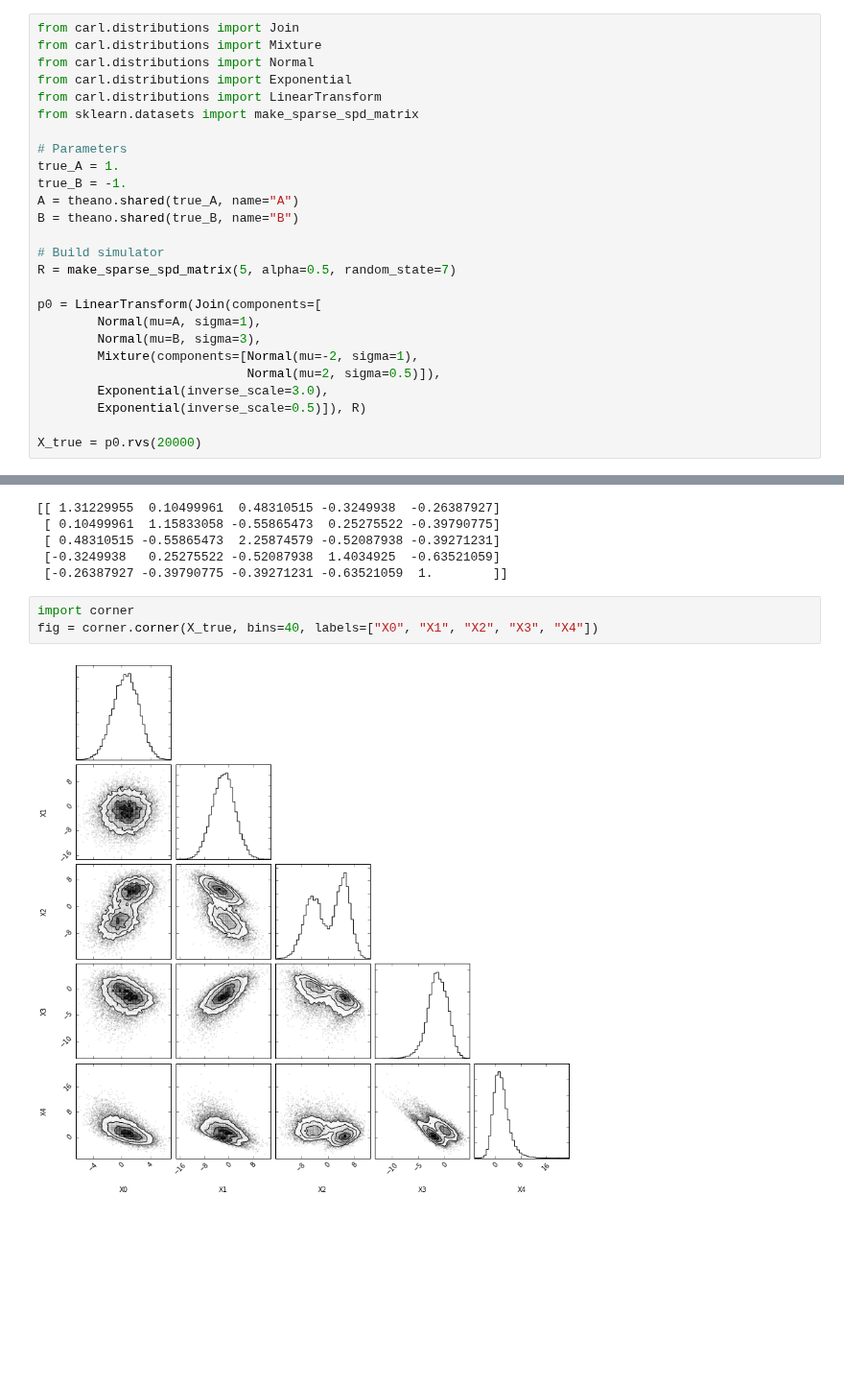
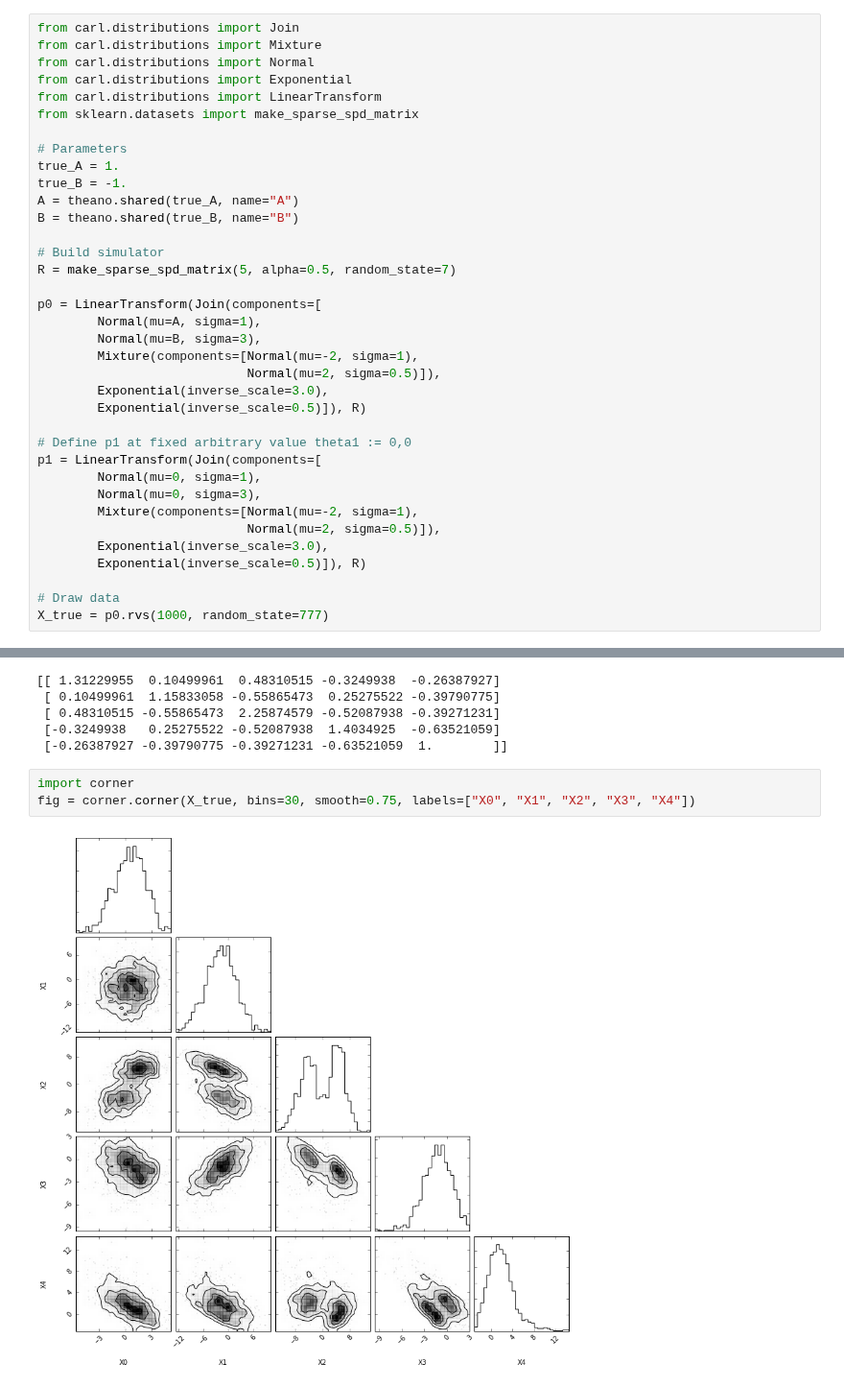
Before and after one commit to diana-hep/carl, a Jupyter notebook: examples/Inference from multi-dimensional data.ipynb, the cells around one changed output, grey strips where cells are left out. Shown at 96% size. Drawn from its saved outputs; the diff is of its cells as text; blank space fills up the shorter version.

```diff
--- a/examples/Inference from multi-dimensional data.ipynb
+++ b/examples/Inference from multi-dimensional data.ipynb
@@ -30,7 +32,17 @@ p0 = LinearTransform(Join(components=[
         Exponential(inverse_scale=3.0),
         Exponential(inverse_scale=0.5)]), R)
 
-X_true = p0.rvs(20000)
+# Define p1 at fixed arbitrary value theta1 := 0,0
+p1 = LinearTransform(Join(components=[
+        Normal(mu=0, sigma=1),
+        Normal(mu=0, sigma=3),
+        Mixture(components=[Normal(mu=-2, sigma=1),
+                            Normal(mu=2, sigma=0.5)]),
+        Exponential(inverse_scale=3.0),
+        Exponential(inverse_scale=0.5)]), R)
+
+# Draw data
+X_true = p0.rvs(1000, random_state=777)
 # %%
 # Projection operator
 print(R)
@@ -42,6 +54,6 @@ print(R)
  [-0.26387927 -0.39790775 -0.39271231 -0.63521059  1.        ]]
 # %%
 import corner
-fig = corner.corner(X_true, bins=40, labels=["X0", "X1", "X2", "X3", "X4"])
+fig = corner.corner(X_true, bins=30, smooth=0.75, labels=["X0", "X1", "X2", "X3", "X4"])
 # %% [output]
-[figure, old version]
+[figure, new version]
```
Also changed, not shown: parts of 23 cells of this notebook, 2 other files.
